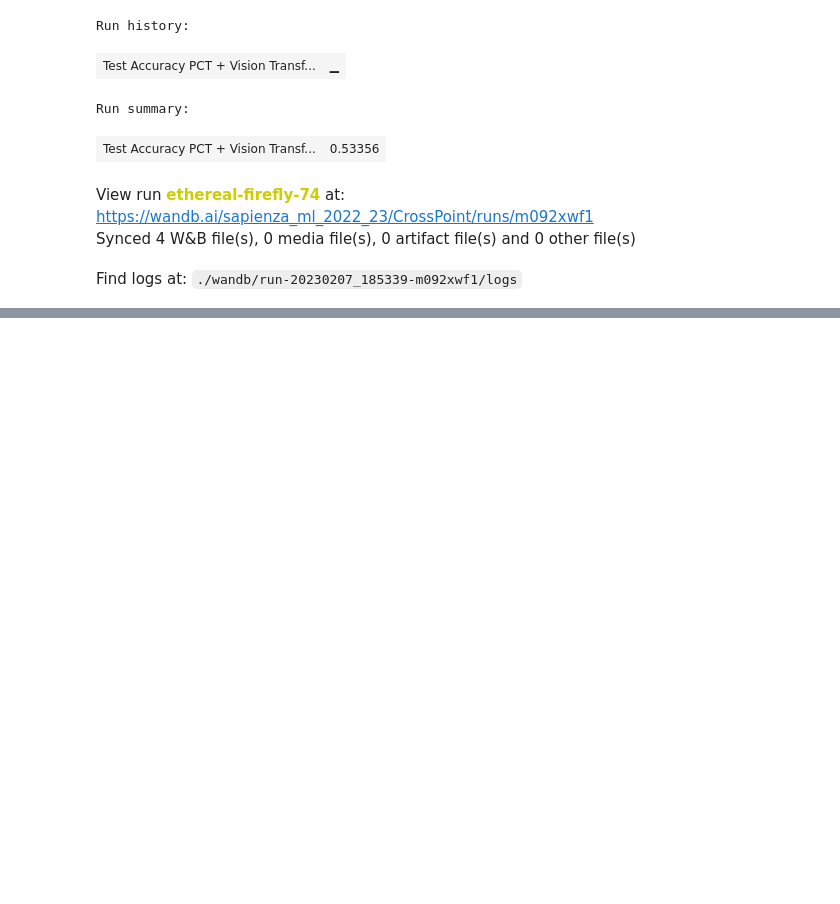
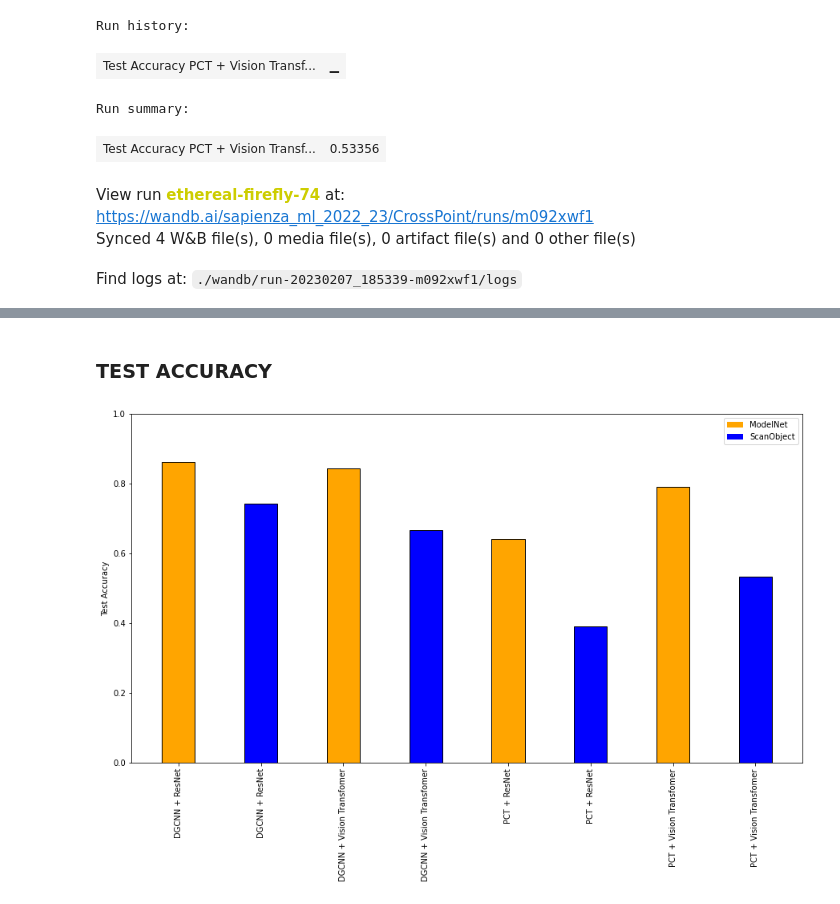
Before and after one commit to manu-kick/CrossPoint_NN_LaSapienza, a Jupyter notebook: eval_ssl.ipynb, the cells around one changed output, grey strips where cells are left out. Cells and saved outputs as stored; diff of their text form; code cells hidden in the pictures; blank space fills up the shorter version.

```diff
--- a/eval_ssl.ipynb
+++ b/eval_ssl.ipynb
@@ -561,0 +580,26 @@ Find logs at: ./wandb/run-20230207_185339-m092xwf1/logs
+# %% [markdown]
+### TEST ACCURACY
+# %%
+import matplotlib.pyplot as plt
+
+values = [ 0.8626 , 0.7418 , 0.8432 , 0.6661 , 0.6422 , 0.3907 , 0.7917, 0.5336 ]
+labels = ["DGCNN + ResNet", "DGCNN + ResNet", "DGCNN + Vision Transfomer", "DGCNN + Vision Transfomer", "PCT + ResNet", "PCT + ResNet", "PCT + Vision Transfomer", "PCT + Vision Transfomer"]
+
+fig, ax = plt.subplots(figsize=(15, 8))
+
+color = ['orange' if i%2 == 0 else 'blue' for i in range(len(values))]
+ax.bar(range(len(values)), values, color=color, width=0.4, edgecolor='black', align='center')
+
+ax.set_ylim([0, 1])
+ax.set_xticks(range(len(values)))
+ax.set_xticklabels(labels, rotation=90)
+ax.set_ylabel("Test Accuracy")
+
+blue_patch = plt.Rectangle((0,0),1,1,fc="blue")
+orange_patch = plt.Rectangle((0,0),1,1,fc="orange")
+
+ax.legend([orange_patch, blue_patch], ["ModelNet", "ScanObject"])
+
+plt.show()
+# %% [output]
+[figure, added]
```
Also changed, not shown: parts of 12 cells of this notebook, 7 other files.
